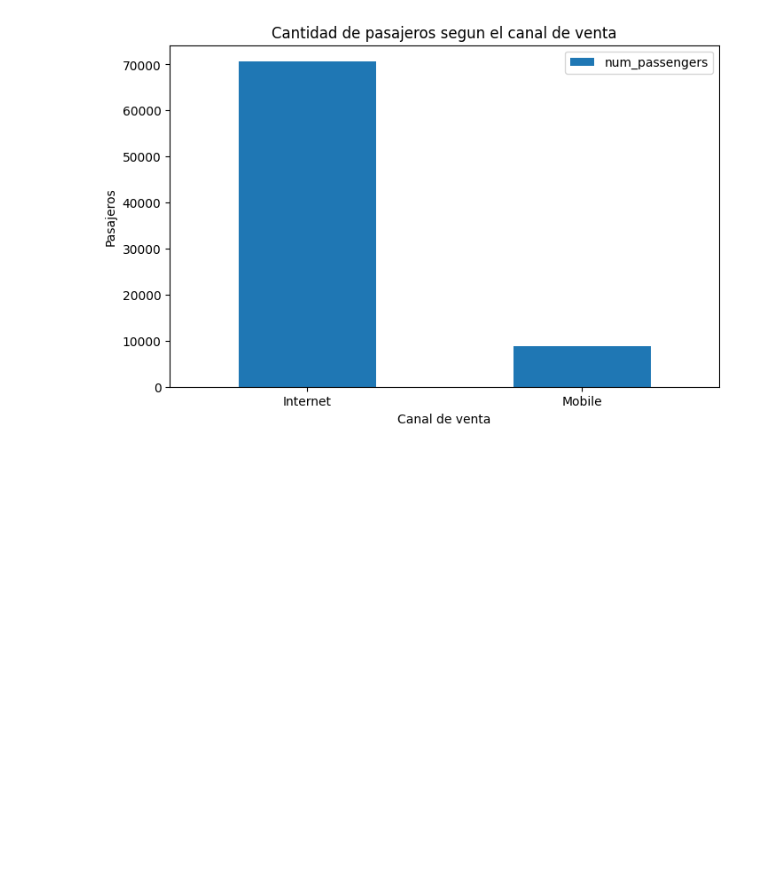
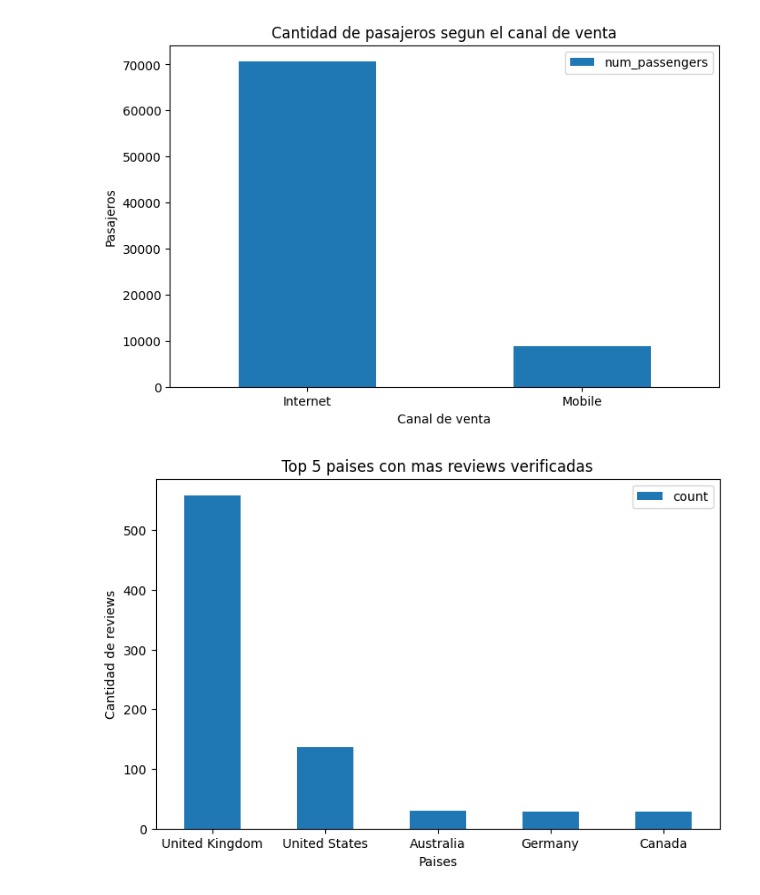
Before and after one commit to agalarza768/TP1-Orga_de_datos, a Jupyter notebook: TP_Orga.ipynb, the cells around one changed output. Saved outputs shown, nothing was run; the diff lists cells and outputs as text; code cells hidden in the pictures; blank space fills up the shorter version.

```diff
--- a/TP_Orga.ipynb
+++ b/TP_Orga.ipynb
@@ -300,3 +298,12 @@ plt.ylabel('Pasajeros')
 plt.show()
 # %% [output]
 [figure]
+# %%
+reviews_country = date_reviews['country'].value_counts(ascending=False).to_frame()
+reviews_country.head(5).plot.bar(figsize=(8,5), rot=0)
+plt.title('Top 5 paises con mas reviews verificadas')
+plt.xlabel('Paises')
+plt.ylabel('Cantidad de reviews')
+plt.show()
+# %% [output]
+[figure, added]
```
Also changed, not shown: parts of 8 cells of this notebook.
